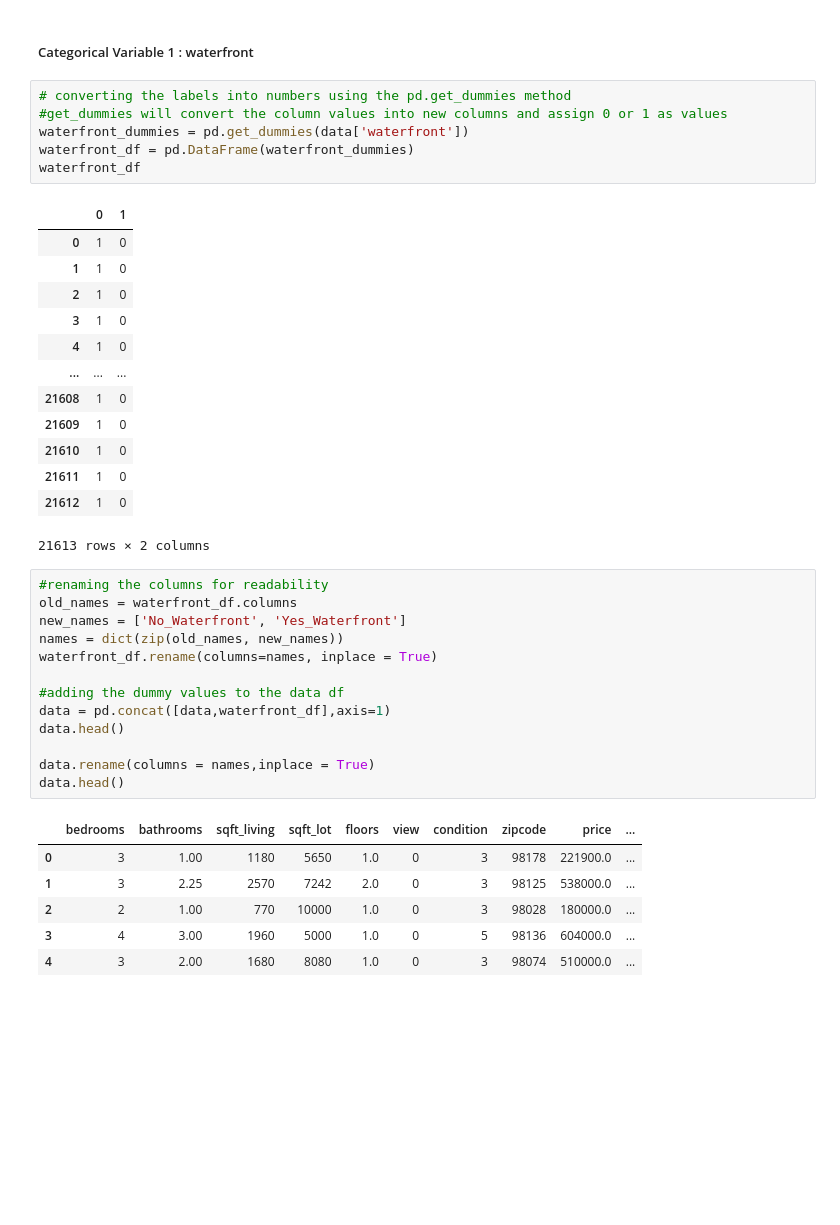
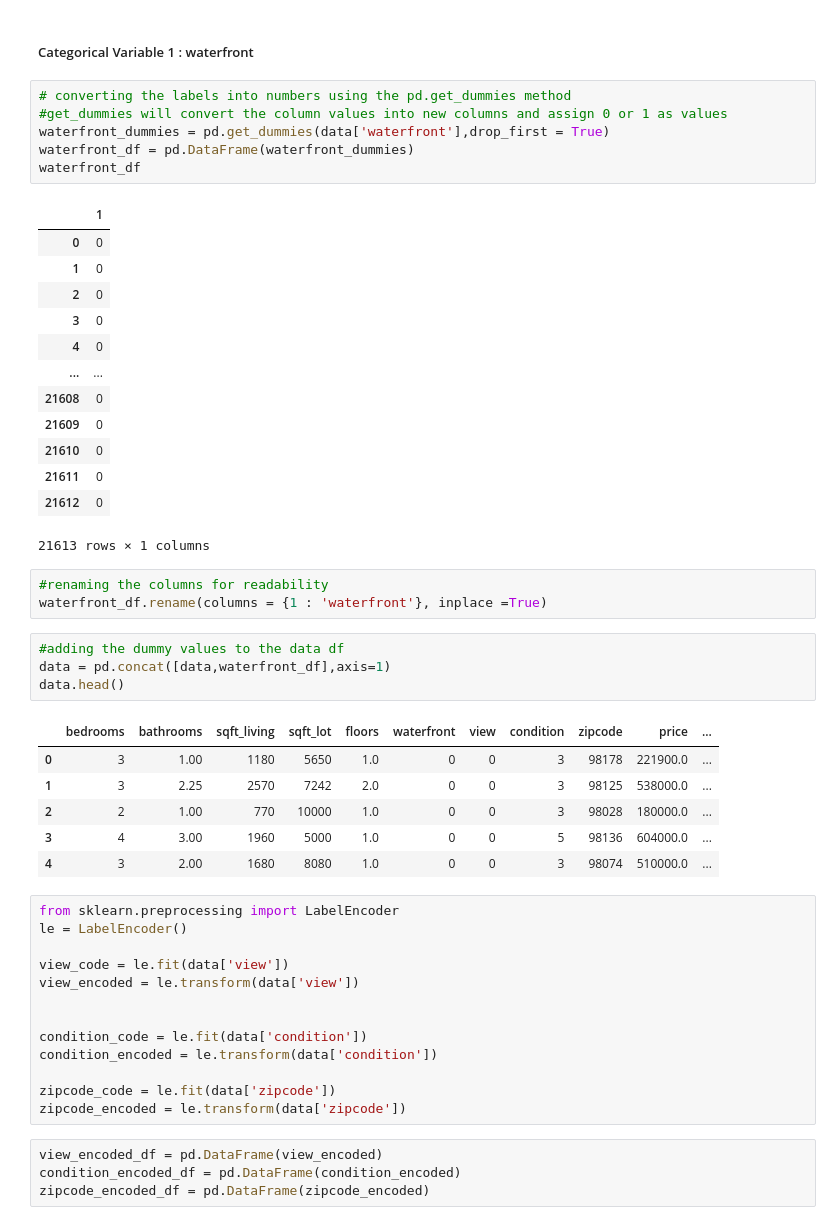
Before and after one commit to rahulakrish/linear_regression, a Jupyter notebook: phase2_project.ipynb, the cells around one changed output. Drawn from its saved outputs; the diff is of its cells as text; blank space fills up the shorter version.

```diff
--- a/phase2_project.ipynb
+++ b/phase2_project.ipynb
@@ -56,40 +56,51 @@ for xcol, ax in zip(['waterfront', 'view', 'condition','zipcode'], axes):
 # %%
 # converting the labels into numbers using the pd.get_dummies method
 #get_dummies will convert the column values into new columns and assign 0 or 1 as values
-waterfront_dummies = pd.get_dummies(data['waterfront'])
+waterfront_dummies = pd.get_dummies(data['waterfront'],drop_first = True)
 waterfront_df = pd.DataFrame(waterfront_dummies)
 waterfront_df
 # %% [output]
-|  | 0 | 1 |
-| 0 | 1 | 0 |
-| 1 | 1 | 0 |
-| 2 | 1 | 0 |
-| 3 | 1 | 0 |
-| 4 | 1 | 0 |
-| ... | ... | ... |
-| 21608 | 1 | 0 |
-| 21609 | 1 | 0 |
-| 21610 | 1 | 0 |
-| 21611 | 1 | 0 |
-| 21612 | 1 | 0 |
+|  | 1 |
+| 0 | 0 |
+| 1 | 0 |
+| 2 | 0 |
+| 3 | 0 |
+| 4 | 0 |
+| ... | ... |
+| 21608 | 0 |
+| 21609 | 0 |
+| 21610 | 0 |
+| 21611 | 0 |
+| 21612 | 0 |
-21613 rows × 2 columns
+21613 rows × 1 columns
+# %%
+#renaming the columns for readability
+waterfront_df.rename(columns = {1 : 'waterfront'}, inplace =True)
 # %%
-#renaming the columns for readability
-old_names = waterfront_df.columns
-new_names = ['No_Waterfront', 'Yes_Waterfront']
-names = dict(zip(old_names, new_names))
-waterfront_df.rename(columns=names, inplace = True)
-
 #adding the dummy values to the data df
 data = pd.concat([data,waterfront_df],axis=1)
 data.head()
-
-data.rename(columns = names,inplace = True)
-data.head()
 # %% [output]
-|  | bedrooms | bathrooms | sqft_living | sqft_lot | floors | view | condition | zipcode | price | ... |
-| 0 | 3 | 1.00 | 1180 | 5650 | 1.0 | 0 | 3 | 98178 | 221900.0 | ... |
-| 1 | 3 | 2.25 | 2570 | 7242 | 2.0 | 0 | 3 | 98125 | 538000.0 | ... |
-| 2 | 2 | 1.00 | 770 | 10000 | 1.0 | 0 | 3 | 98028 | 180000.0 | ... |
-| 3 | 4 | 3.00 | 1960 | 5000 | 1.0 | 0 | 5 | 98136 | 604000.0 | ... |
-| 4 | 3 | 2.00 | 1680 | 8080 | 1.0 | 0 | 3 | 98074 | 510000.0 | ... |
+|  | bedrooms | bathrooms | sqft_living | sqft_lot | floors | waterfront | view | condition | zipcode | price | ... |
+| 0 | 3 | 1.00 | 1180 | 5650 | 1.0 | 0 | 0 | 3 | 98178 | 221900.0 | ... |
+| 1 | 3 | 2.25 | 2570 | 7242 | 2.0 | 0 | 0 | 3 | 98125 | 538000.0 | ... |
+| 2 | 2 | 1.00 | 770 | 10000 | 1.0 | 0 | 0 | 3 | 98028 | 180000.0 | ... |
+| 3 | 4 | 3.00 | 1960 | 5000 | 1.0 | 0 | 0 | 5 | 98136 | 604000.0 | ... |
+| 4 | 3 | 2.00 | 1680 | 8080 | 1.0 | 0 | 0 | 3 | 98074 | 510000.0 | ... |
+# %%
+from sklearn.preprocessing import LabelEncoder
+le = LabelEncoder()
+
+view_code = le.fit(data['view'])
+view_encoded = le.transform(data['view'])
+
+
+condition_code = le.fit(data['condition'])
+condition_encoded = le.transform(data['condition'])
+
+zipcode_code = le.fit(data['zipcode'])
+zipcode_encoded = le.transform(data['zipcode'])
+# %%
+view_encoded_df = pd.DataFrame(view_encoded)
+condition_encoded_df = pd.DataFrame(condition_encoded)
+zipcode_encoded_df = pd.DataFrame(zipcode_encoded)
```
Also changed, not shown: parts of 3 cells of this notebook.
